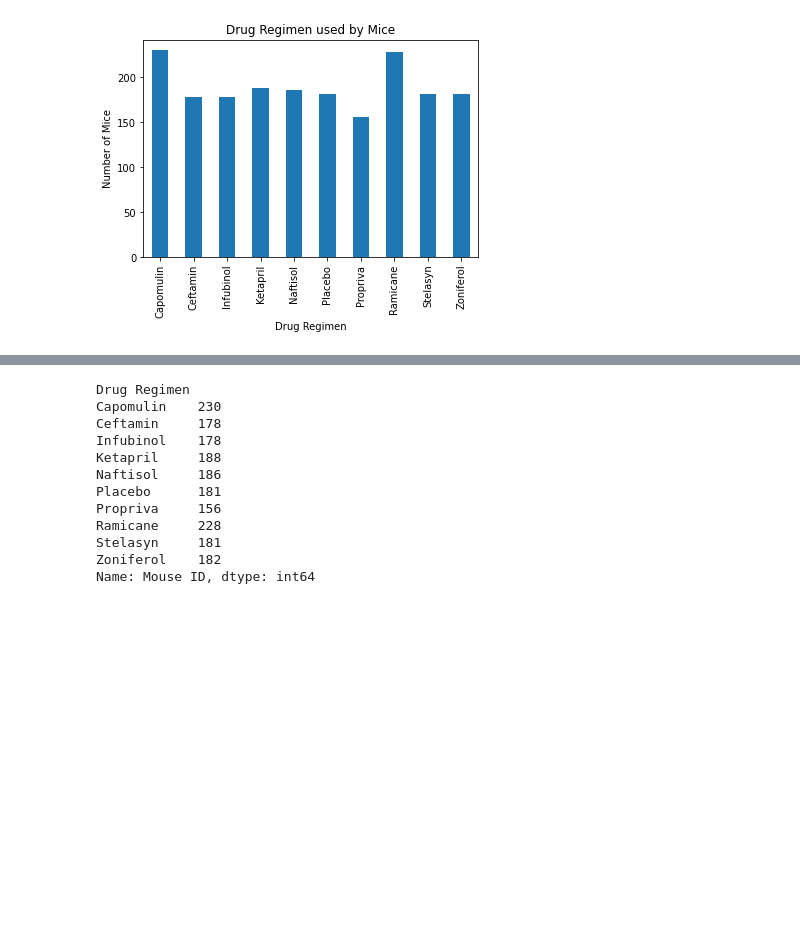
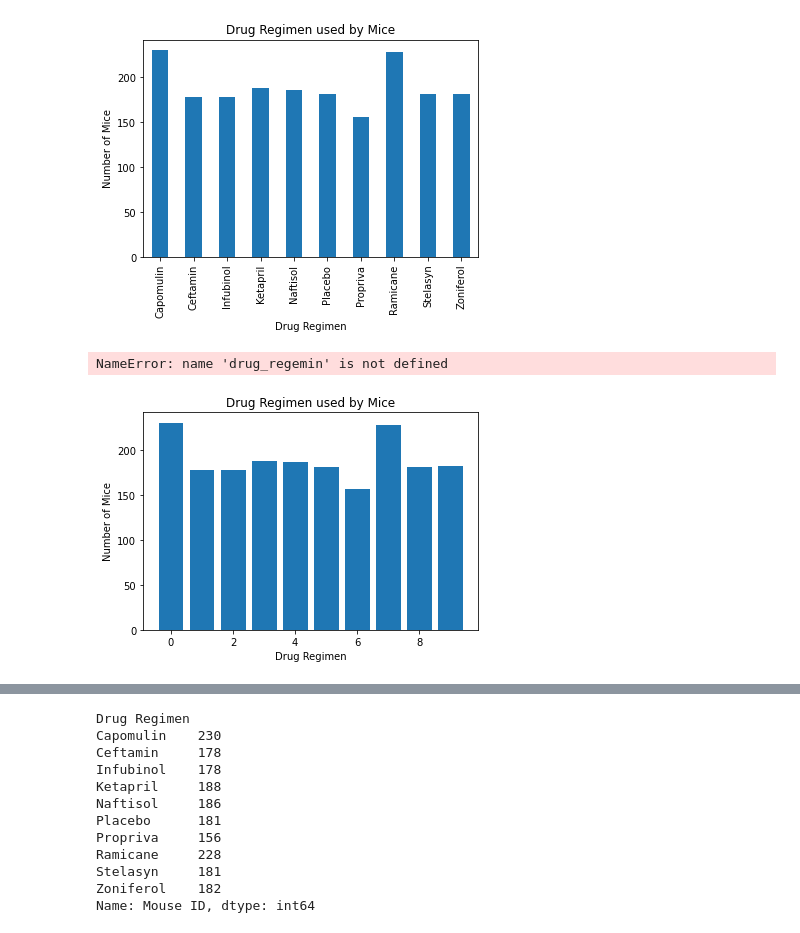
Before and after one commit to rmaher314/HW5_Matplotlib, a Jupyter notebook: pymaceuticals_starter.ipynb, the cells around one changed output, grey strips where cells are left out. Drawn from its saved outputs; the diff is of its cells as text; code cells hidden in the pictures; blank space fills up the shorter version.

```diff
--- a/pymaceuticals_starter.ipynb
+++ b/pymaceuticals_starter.ipynb
@@ -137,6 +123,20 @@ plt.ylabel("Number of Mice")
 plt.show()
 # %% [output]
 [figure]
+# %%
+reset_user_df= users_df.reset_index()
+x_data = range(len(reset_user_df["Mouse ID"]))
+y_data = reset_user_df["Mouse ID"]
+plt.bar(x_data, y_data)
+plt.title("Drug Regimen used by Mice")
+plt.xlabel("Drug Regimen")
+plt.ylabel("Number of Mice")
+plt.xticks(x_data, drug_regemin)
+#users2_df= mouse_data_nodupes_df.plot(mouse_data_nodupes_df['Drug Regimen'], kind='bar' , legend=None)
+plt.show()
+# %% [output]
+NameError: name 'drug_regemin' is not defined
+[figure, added]
 # %%
 #x_data = mouse_data_nodupes_df['Drug Regimen']
 #data = mouse_data_nodupes_df['Mouse ID'].count()
```
Also changed, not shown: parts of 10 cells of this notebook.
